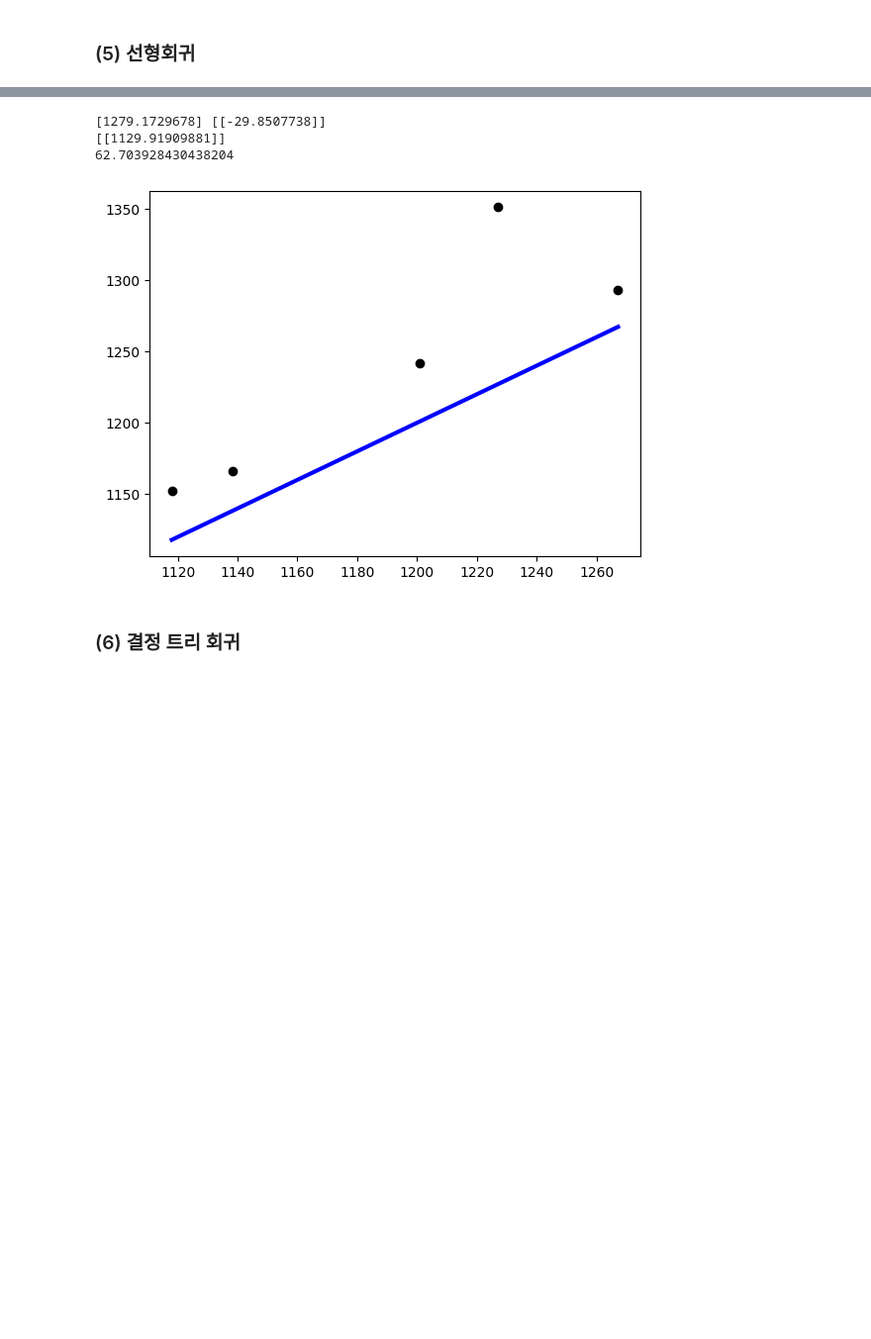
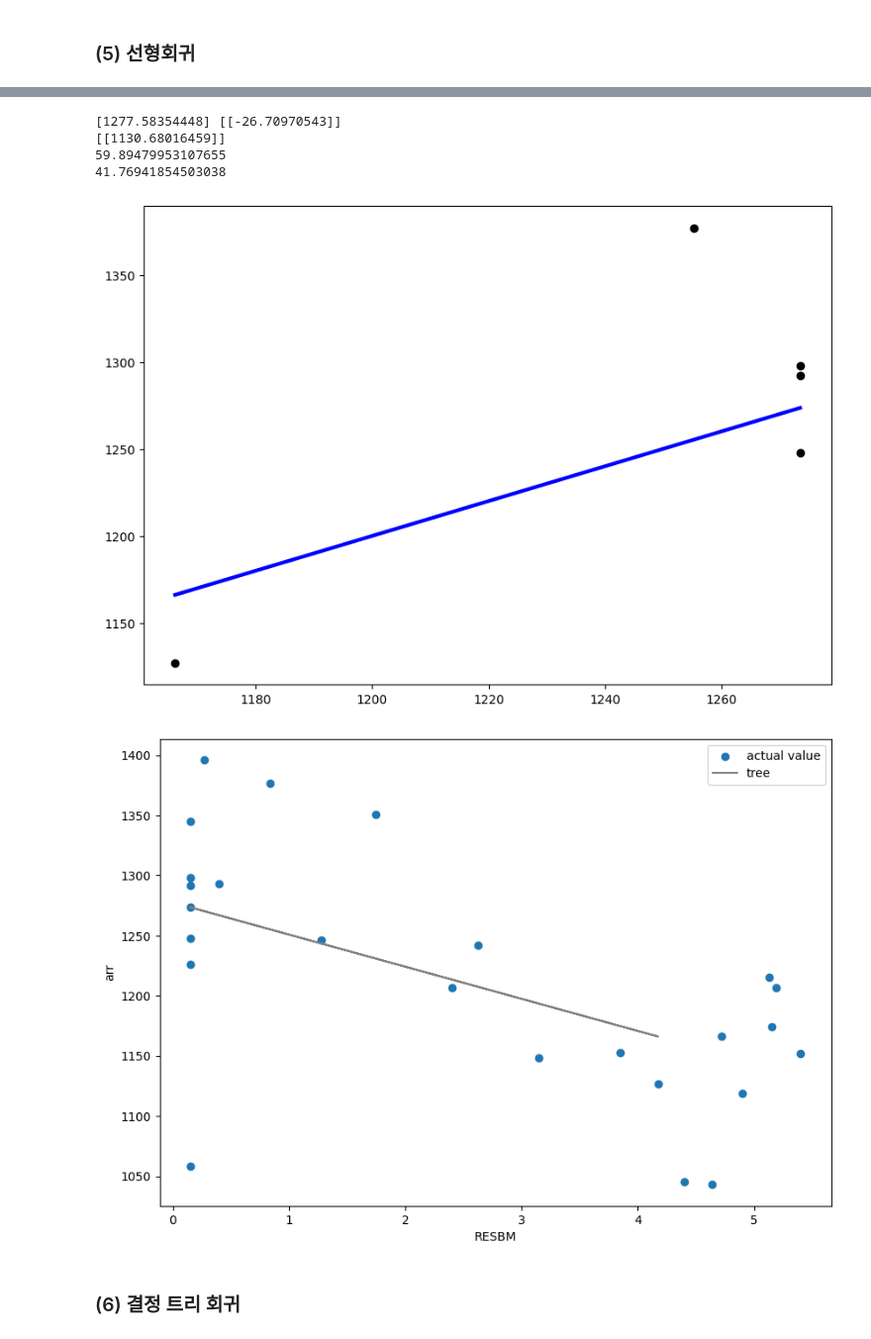
Before and after one commit to moonIsMyFriend/data_programming, a Jupyter notebook: research04.ipynb, the cells around one changed output, grey strips where cells are left out. Shown at 99% size. Cells and saved outputs as stored; diff of their text form; code cells hidden in the pictures; blank space fills up the shorter version.

```diff
--- a/research04.ipynb
+++ b/research04.ipynb
@@ -330,27 +331,43 @@ print(lin_reg.predict([[5]]))
 # %%
 # 학습데이터와 테스트 데이터 분리
 from sklearn.model_selection import train_test_split
 from sklearn.metrics import mean_squared_error
 
 X_train, X_test, y_train, y_test = train_test_split(df[x_cols],df[y_col], test_size=.2)
 lin_reg.fit(X_train, y_train)
 print(lin_reg.intercept_, lin_reg.coef_)
-print(lin_reg.predict([[5]]))
+print(lin_reg.predict([[5.5]]))
 
 y_pred = lin_reg.predict(X_test)
 
 mse = mean_squared_error(y_test, y_pred)
 rmse = np.sqrt(mse)
 print(rmse)
 
+from sklearn.model_selection import cross_val_score
+cvs = cross_val_score(tree_reg, y_test, y_pred, scoring="neg_mean_squared_error", cv=5)
+rcvs = np.sqrt(-cvs)
+print(rcvs.std())
+
+fig = plt.figure(figsize=(10,7))
 plt.scatter(y_pred, y_test, color = 'black')
 x = np.linspace(y_pred.min(), y_pred.max())
 plt.plot(x,x, linewidth = 3, color = 'blue')
 plt.show()
+
+fig = plt.figure(figsize=(10,7))
+plt.scatter(X,Y, label='actual value')
+plt.plot(X_test, y_pred, color = 'gray', label='tree')
+plt.xlabel('RESBM')
+plt.ylabel('arr')
+plt.legend(loc ='upper right')
+plt.show()
 # %% [output]
-[1279.1729678] [[-29.8507738]]
-[[1129.91909881]]
-62.703928430438204
+[1277.58354448] [[-26.70970543]]
+[[1130.68016459]]
+59.89479953107655
+41.76941854503038
-[figure, old version]
+[figure, new version]
+[figure, added]
 # %% [markdown]
 ### (6) 결정 트리 회귀
```
Also changed, not shown: parts of 11 cells of this notebook.
